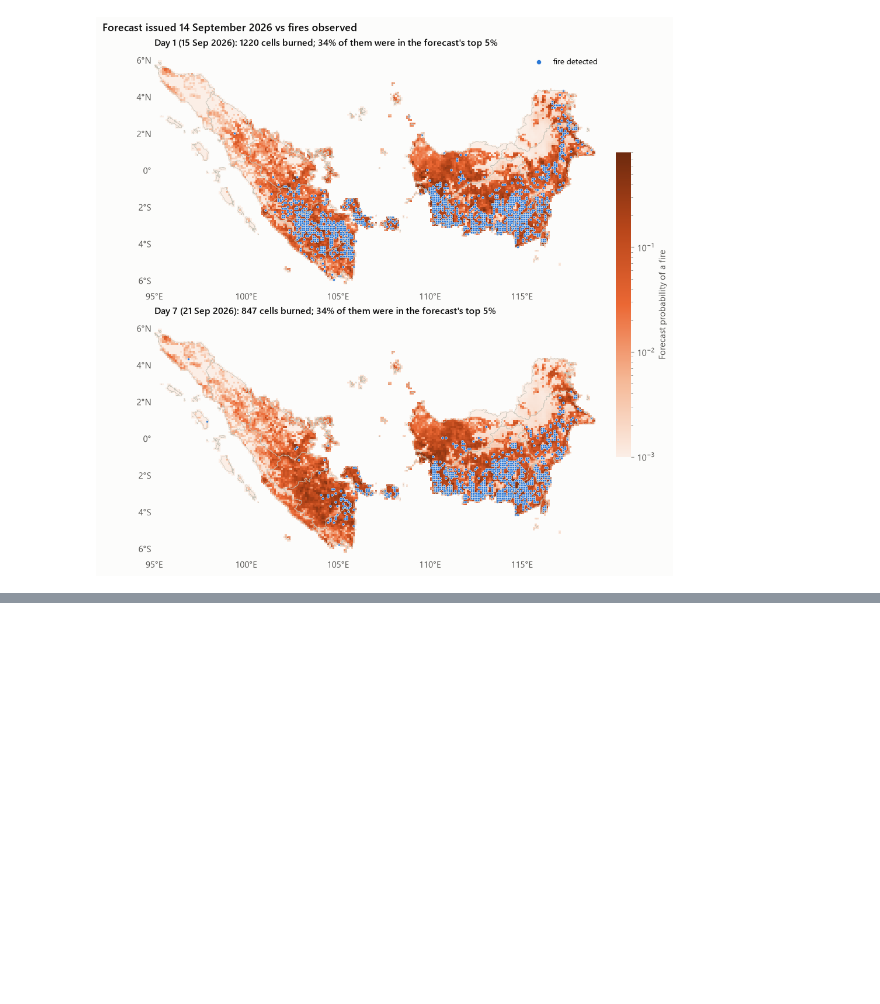
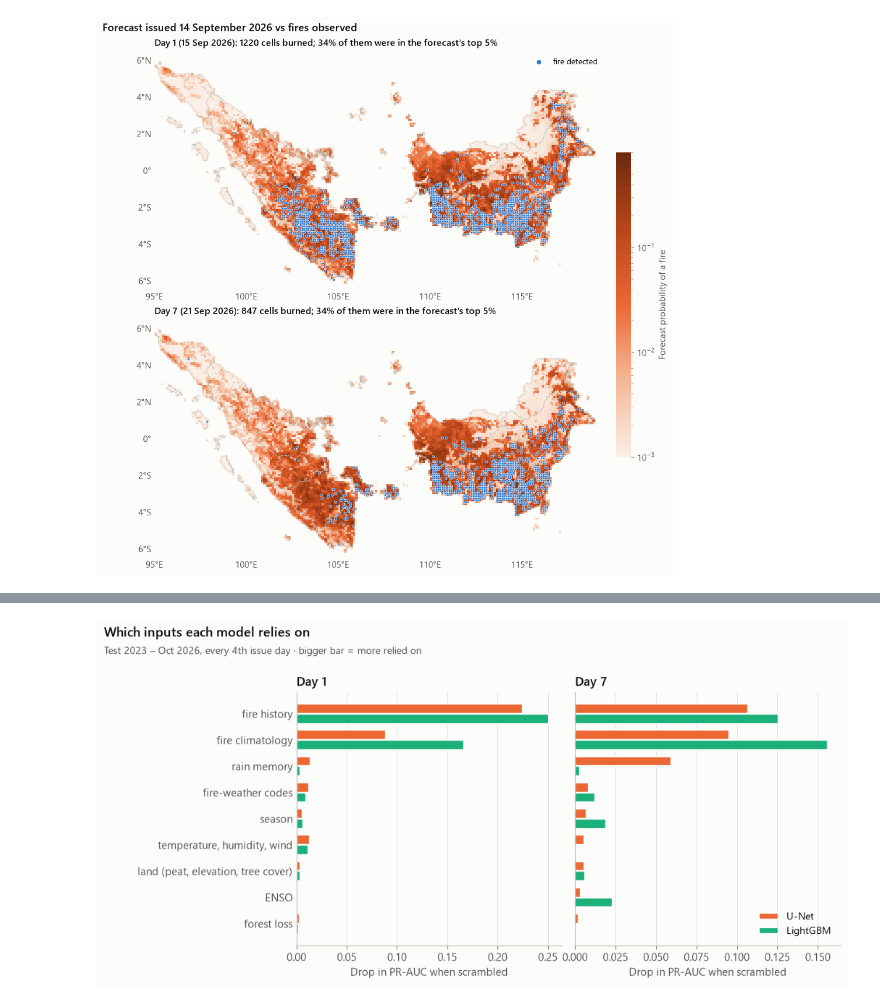
Before and after one commit to Alb138/titikapi, a Jupyter notebook: notebooks/02_results.ipynb, the cells around one changed output, grey strips where cells are left out. Cells and saved outputs as stored; diff of their text form; code cells hidden in the pictures; blank space fills up the shorter version.

```diff
--- a/notebooks/02_results.ipynb
+++ b/notebooks/02_results.ipynb
@@ -266,0 +273,28 @@ findfont: Failed to find font weight semibold for DejaVu Sans, now using 700.
+# %%
+imp = pd.read_csv(ROOT / 'reports' / 'importance_groups.csv')
+order = (imp[(imp.model == 'U-Net') & (imp.metric == 'ap_d7')]
+         .sort_values('drop').group.tolist())
+fig, axes = plt.subplots(1, 2, figsize=(10.5, 4.6), sharey=True)
+h = 0.38
+for ax, metric, title in zip(axes, ('ap_d1', 'ap_d7'), ('Day 1', 'Day 7')):
+    for j, (model, key) in enumerate((('U-Net', 'ens_unet'), ('LightGBM', 'lgbm'))):
+        d = imp[(imp.model == model) & (imp.metric == metric)].set_index('group').reindex(order)
+        y = np.arange(len(order)) + (0.5 - j) * h
+        ax.barh(y, d['drop'].clip(lower=0), height=h, color=STYLE[key][0],
+                edgecolor=viz.SURFACE, linewidth=1.5, label=model)
+    ax.set_yticks(np.arange(len(order)), order)
+    ax.set_title(title, fontsize=11)
+    ax.grid(True, axis='x')
+    ax.grid(False, axis='y')
+    ax.tick_params(axis='y', length=0)
+    ax.set_xlabel('Drop in PR-AUC when scrambled')
+axes[1].legend(loc='lower right', fontsize=9)
+fig.suptitle('Which inputs each model relies on', x=0.02, ha='left', fontsize=12,
+             fontweight='semibold')
+fig.text(0.02, 0.905, 'Test 2023 – Oct 2026, every 4th issue day · bigger bar = more relied on',
+         color=viz.INK_2, fontsize=9)
+fig.subplots_adjust(top=0.8, wspace=0.05, left=0.25)
+fig.savefig(FIG / 'res_importance.png')
+plt.show()
+# %% [output]
+[figure, added]
```
Also changed, not shown: parts of 6 cells of this notebook, 18 other files.
